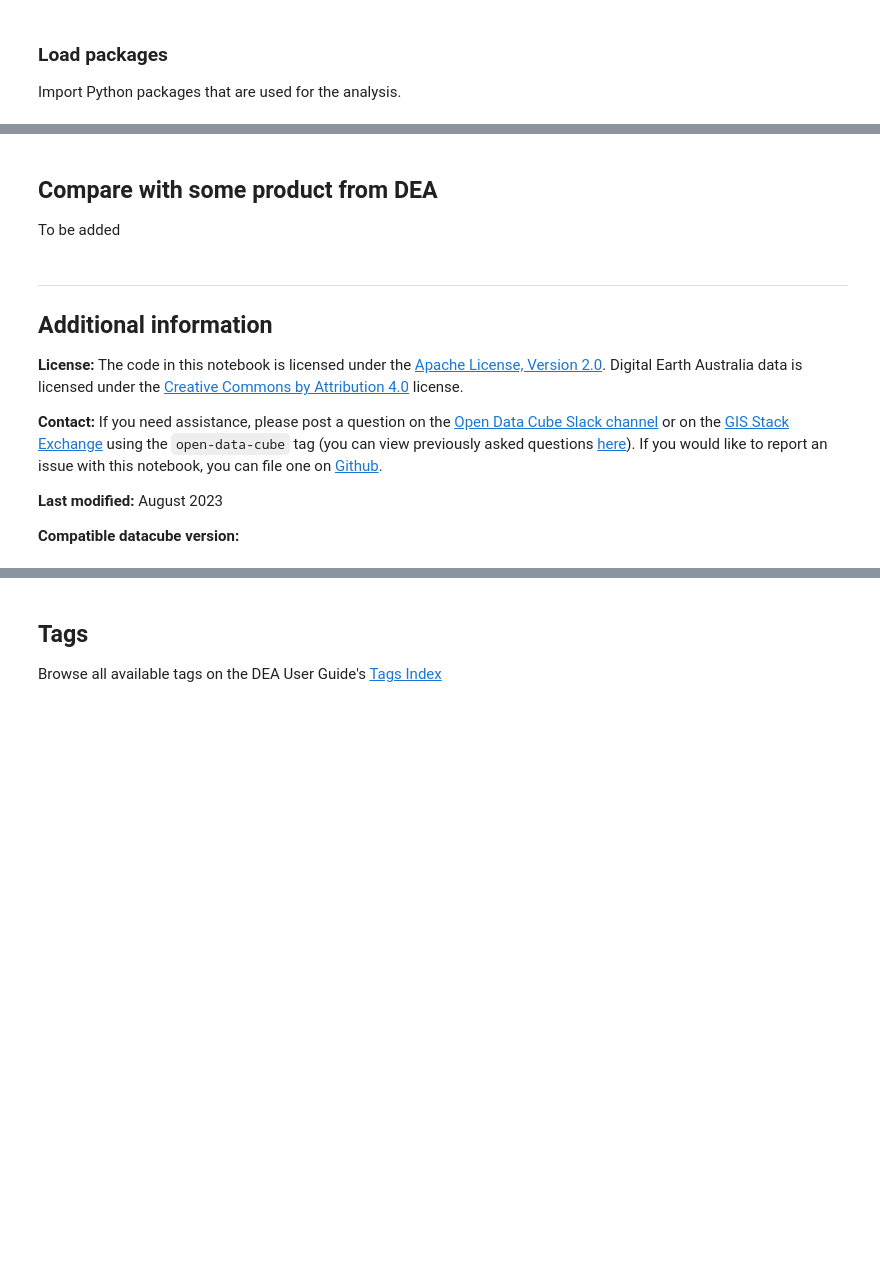
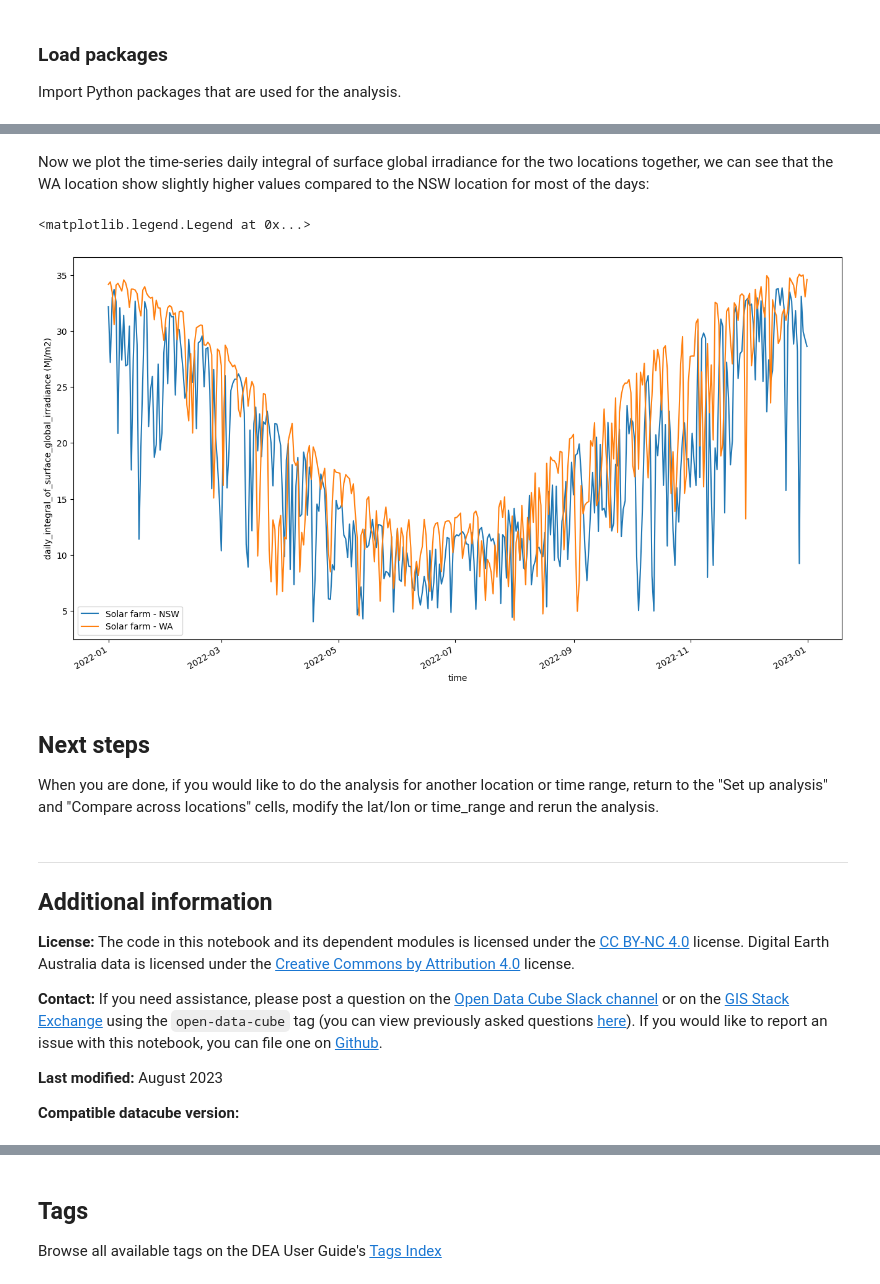
Before and after one commit to frontiersi/BoM_ODC_demonstration, a Jupyter notebook: Load_BoM_solar_irradiance.ipynb, the cells around one changed output, grey strips where cells are left out. Drawn from its saved outputs; the diff is of its cells as text; code cells hidden in the pictures; blank space fills up the shorter version.

Commit message:
add comparison locations update description

```diff
--- a/Load_BoM_solar_irradiance.ipynb
+++ b/Load_BoM_solar_irradiance.ipynb
@@ -104,0 +137,10 @@ plt.legend()
+# %%
+# Ambrisolar 1 Solar Farm, WA
+lat=-31.540
+lon=118.250
+
+# Define the analysis region (Lat-Lon box)
+lat_range = (lat-buffer,lat+buffer)
+lon_range = (lon-buffer,lon+buffer)
+
+display_map(x=lon_range, y=lat_range)
@@ -104,0 +151,3 @@ plt.legend()
+# %%
+daily_solar_irrd_2 = load_solar_irradiance(lat_range, lon_range, time, var_names=var_names)
+daily_solar_irrd_2
@@ -105,13 +172,27 @@ plt.legend()
+# %% [markdown]
+Now we plot the time-series daily integral of surface global irradiance for the two locations together, we can see that the WA location show slightly higher values compared to the NSW location for most of the days:
+# %%
+daily_solar_irrd.daily_integral_of_surface_global_irradiance.mean(["latitude", "longitude"]).plot(
+    figsize=(16, 8), label="Solar farm - NSW"
+)
+daily_solar_irrd_2.daily_integral_of_surface_global_irradiance.mean(["latitude", "longitude"]).plot(
+    label="Solar farm - WA"
+)
+plt.ylabel('daily_integral_of_surface_global_irradiance (MJ/m2)')
+plt.legend()
+# %% [output]
+<matplotlib.legend.Legend at 0x...>
+[figure, added]
 # %% [markdown]
-## Compare with some product from DEA
+## Next steps
 
-To be added
+When you are done, if you would like to do the analysis for another location or time range, return to the "Set up analysis" and "Compare across locations" cells, modify the lat/lon or time_range and rerun the analysis.
 # %% [markdown]
 ***
 
 ## Additional information
 
-**License:** The code in this notebook is licensed under the [Apache License, Version 2.0](https://www.apache.org/licenses/LICENSE-2.0).
+**License:** The code in this notebook and its dependent modules is licensed under the [CC BY-NC 4.0](https://creativecommons.org/licenses/by-nc/4.0/) license.
 Digital Earth Australia data is licensed under the [Creative Commons by Attribution 4.0](https://creativecommons.org/licenses/by/4.0/) license.
 
 **Contact:** If you need assistance, please post a question on the [Open Data Cube Slack channel](http://slack.opendatacube.org/) or on the [GIS Stack Exchange](https://gis.stackexchange.com/questions/ask?tags=open-data-cube) using the `open-data-cube` tag (you can view previously asked questions [here](https://gis.stackexchange.com/questions/tagged/open-data-cube)).
```
Also changed, not shown: parts of 18 cells of this notebook, 1 other file.
